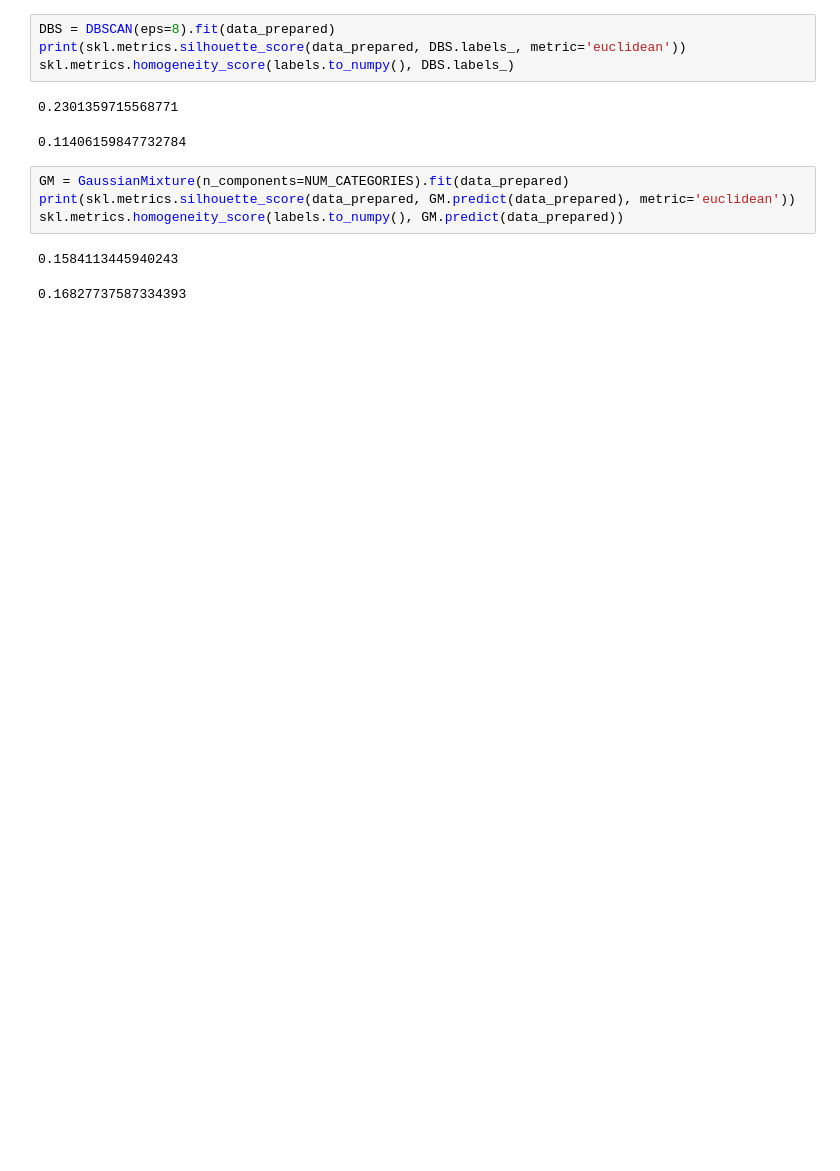
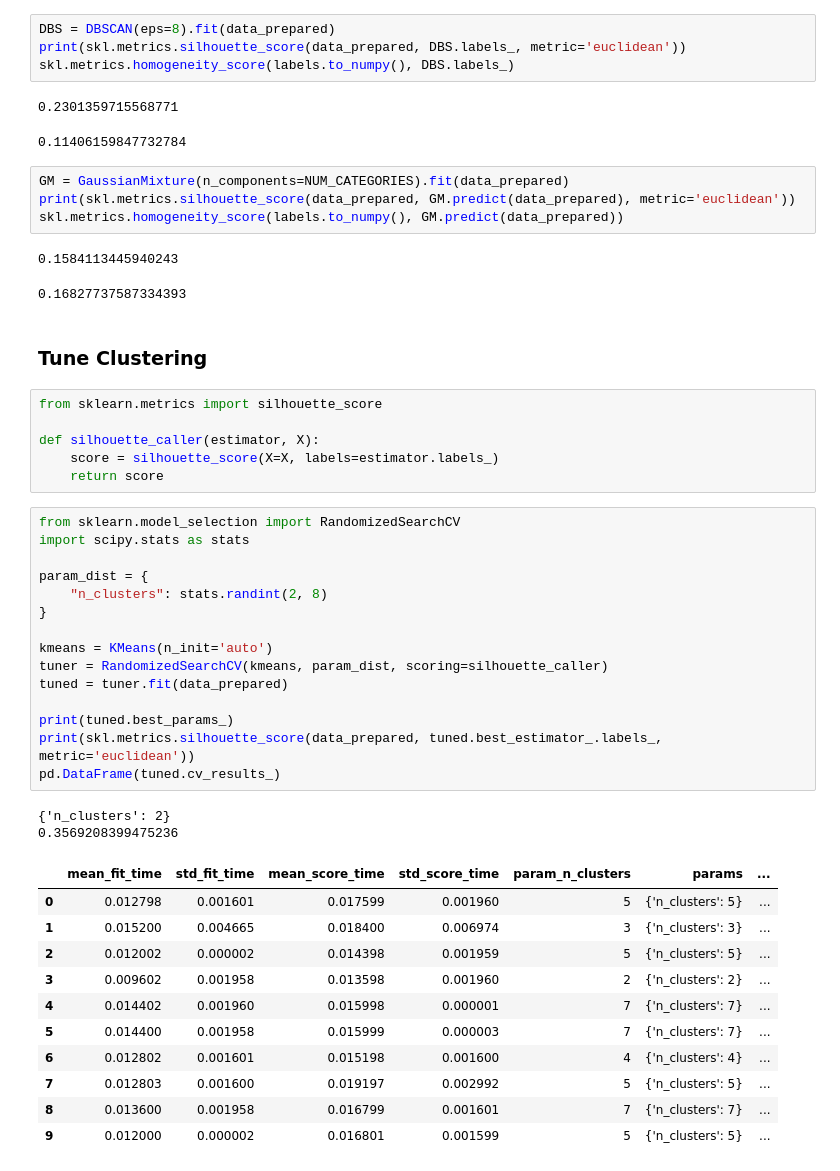
Before and after one commit to ericwhamilton1/gradient-descent-into-madness, a Jupyter notebook: preliminary_exp.ipynb, the cells around one changed output. Drawn from its saved outputs; the diff is of its cells as text; blank space fills up the shorter version.

```diff
--- a/preliminary_exp.ipynb
+++ b/preliminary_exp.ipynb
@@ -160,3 +160,40 @@ skl.metrics.homogeneity_score(labels.to_numpy(), GM.predict(data_prepared))
 # %% [output]
 0.1584113445940243
 0.16827737587334393
+# %% [markdown]
+### Tune Clustering
+# %%
+from sklearn.metrics import silhouette_score
+
+def silhouette_caller(estimator, X):
+    score = silhouette_score(X=X, labels=estimator.labels_)
+    return score
+# %%
+from sklearn.model_selection import RandomizedSearchCV
+import scipy.stats as stats
+
+param_dist = {
+    "n_clusters": stats.randint(2, 8)
+}
+
+kmeans = KMeans(n_init='auto')
+tuner = RandomizedSearchCV(kmeans, param_dist, scoring=silhouette_caller)
+tuned = tuner.fit(data_prepared)
+
+print(tuned.best_params_)
+print(skl.metrics.silhouette_score(data_prepared, tuned.best_estimator_.labels_, metric='euclidean'))
+pd.DataFrame(tuned.cv_results_)
+# %% [output]
+{'n_clusters': 2}
+0.3569208399475236
+|  | mean_fit_time | std_fit_time | mean_score_time | std_score_time | param_n_clusters | params | ... |
+| 0 | 0.012798 | 0.001601 | 0.017599 | 0.001960 | 5 | {'n_clusters': 5} | ... |
+| 1 | 0.015200 | 0.004665 | 0.018400 | 0.006974 | 3 | {'n_clusters': 3} | ... |
+| 2 | 0.012002 | 0.000002 | 0.014398 | 0.001959 | 5 | {'n_clusters': 5} | ... |
+| 3 | 0.009602 | 0.001958 | 0.013598 | 0.001960 | 2 | {'n_clusters': 2} | ... |
+| 4 | 0.014402 | 0.001960 | 0.015998 | 0.000001 | 7 | {'n_clusters': 7} | ... |
+| 5 | 0.014400 | 0.001958 | 0.015999 | 0.000003 | 7 | {'n_clusters': 7} | ... |
+| 6 | 0.012802 | 0.001601 | 0.015198 | 0.001600 | 4 | {'n_clusters': 4} | ... |
+| 7 | 0.012803 | 0.001600 | 0.019197 | 0.002992 | 5 | {'n_clusters': 5} | ... |
+| 8 | 0.013600 | 0.001958 | 0.016799 | 0.001601 | 7 | {'n_clusters': 7} | ... |
+| 9 | 0.012000 | 0.000002 | 0.016801 | 0.001599 | 5 | {'n_clusters': 5} | ... |
```
Also changed, not shown: parts of 3 cells of this notebook.
